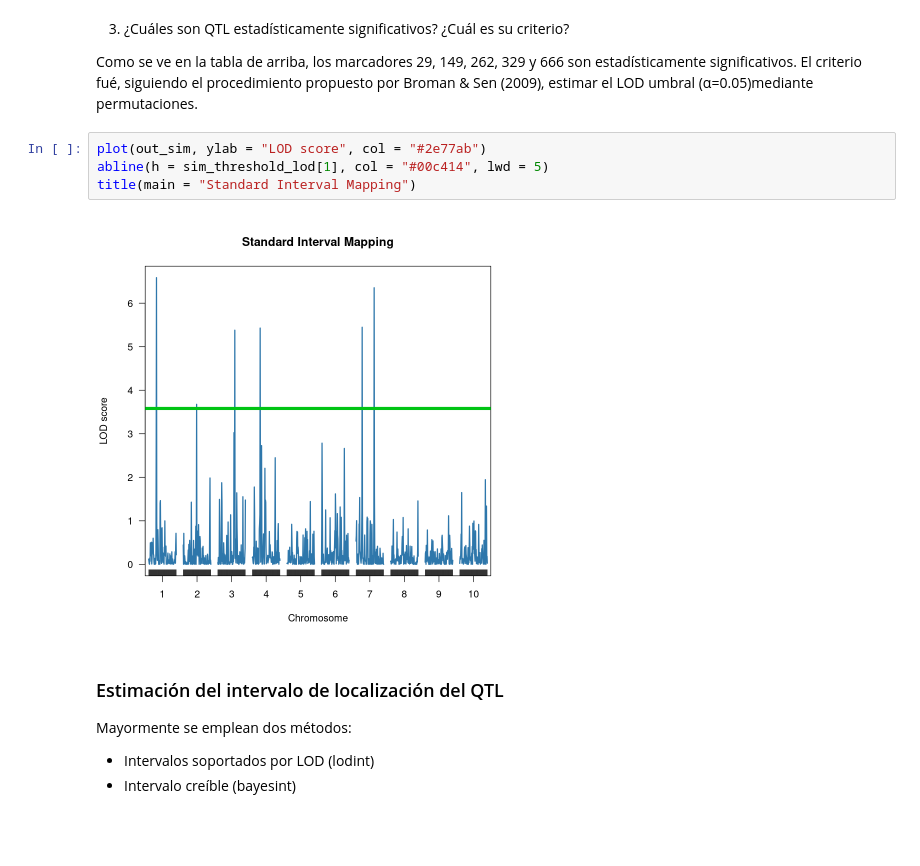
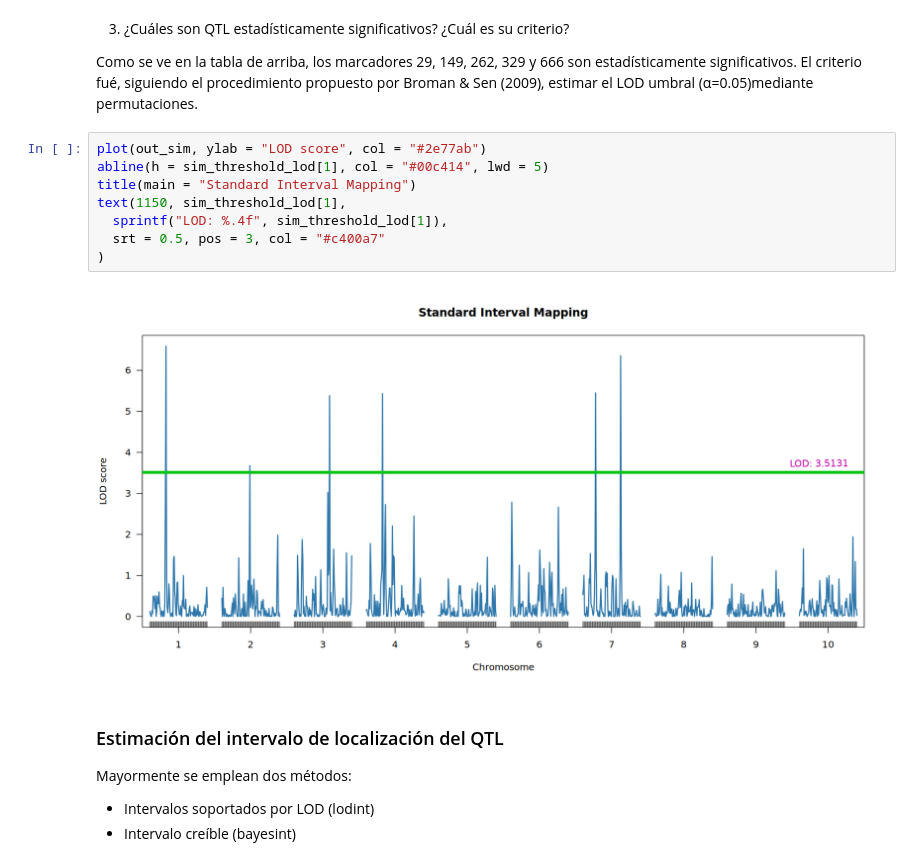
Before and after one commit to hdescobarh/journey-resolution, a Jupyter notebook: GRC_Taller04_mapeo_ligamiento/Code/solucion_taller_04.ipynb, the cells around one changed output. Drawn from its saved outputs; the diff is of its cells as text; blank space fills up the shorter version.

```diff
--- a/GRC_Taller04_mapeo_ligamiento/Code/solucion_taller_04.ipynb
+++ b/GRC_Taller04_mapeo_ligamiento/Code/solucion_taller_04.ipynb
@@ -242,9 +242,13 @@ Como se ve en la tabla de arriba, los marcadores 29, 149, 262, 329 y 666 son est
 # %%
 plot(out_sim, ylab = "LOD score", col = "#2e77ab")
 abline(h = sim_threshold_lod[1], col = "#00c414", lwd = 5)
 title(main = "Standard Interval Mapping")
+text(1150, sim_threshold_lod[1],
+  sprintf("LOD: %.4f", sim_threshold_lod[1]),
+  srt = 0.5, pos = 3, col = "#c400a7"
+)
 # %% [output]
-[figure, old version]
+[figure, new version]
 # %% [markdown]
 ### Estimación del intervalo de localización del QTL
 
```
Also changed, not shown: parts of 17 cells of this notebook.
